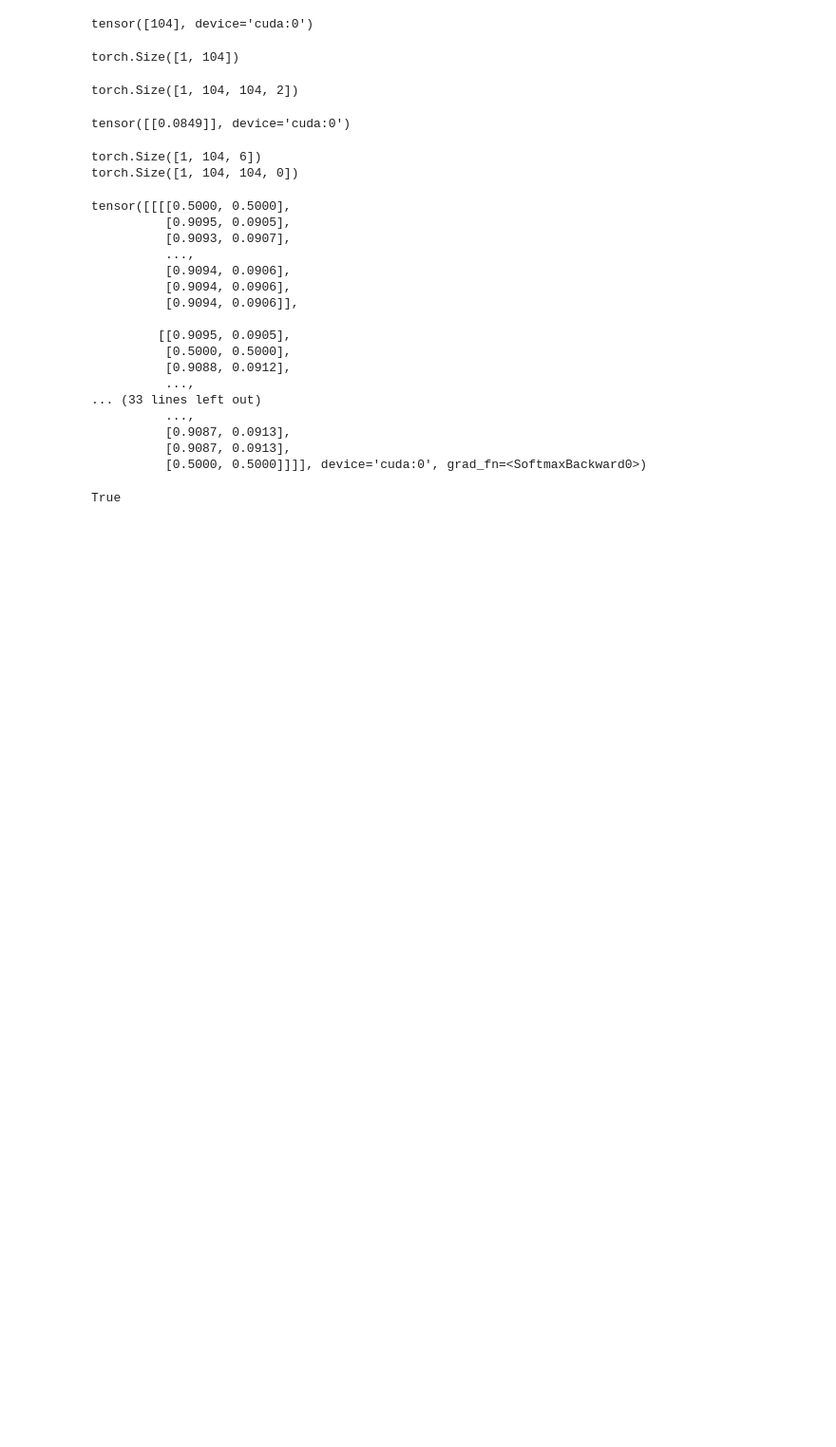
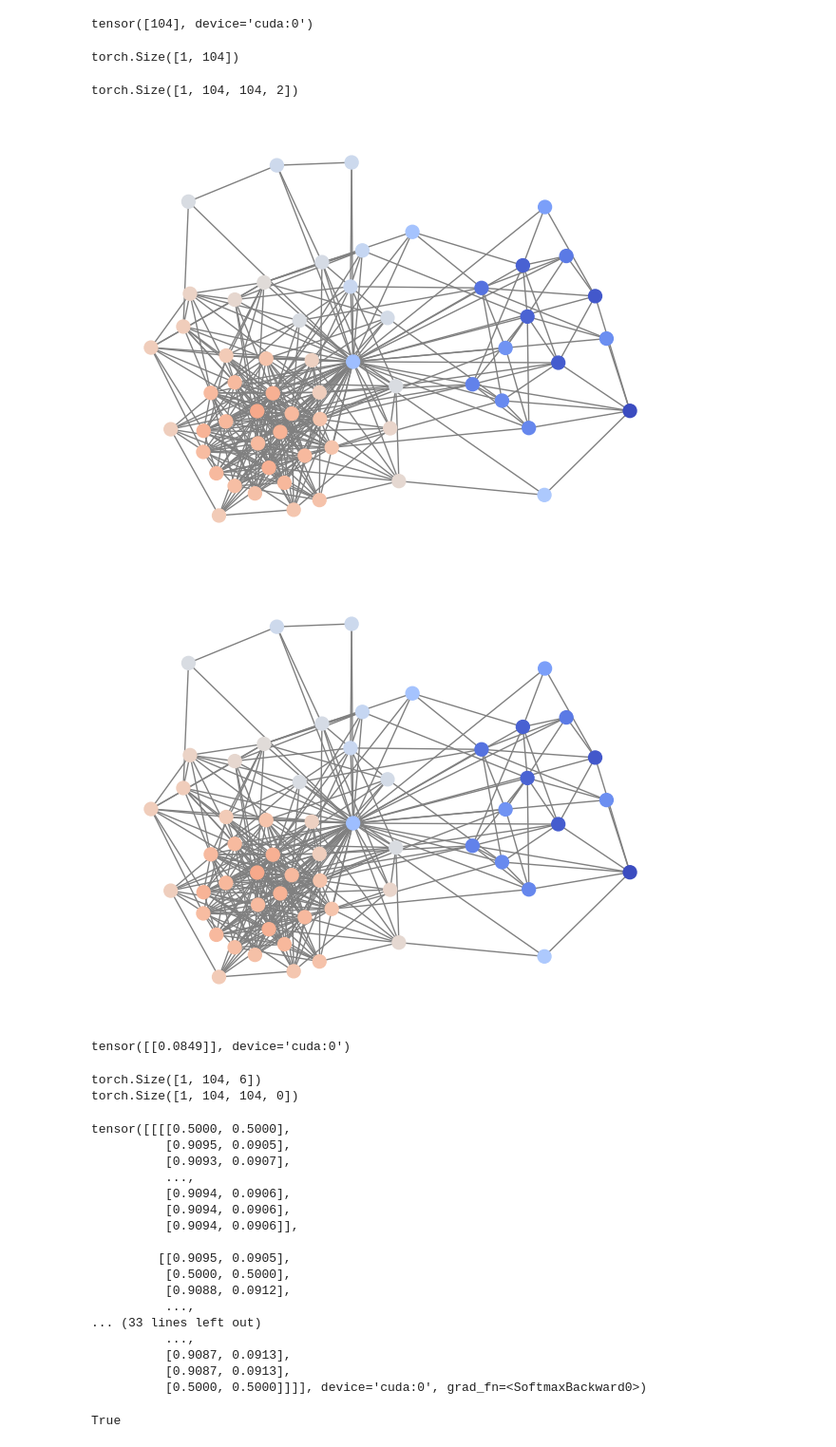
Before and after one commit to yryMax/watermark-graph-diffusion, a Jupyter notebook: src/diffusion.ipynb, the cells around one changed output. Shown at 95% size. Cells and saved outputs as stored; diff of their text form; code cells hidden in the pictures; blank space fills up the shorter version.

```diff
--- a/src/diffusion.ipynb
+++ b/src/diffusion.ipynb
@@ -40,8 +73,9 @@ def to_networknx(E):
    # nx.draw(G, pos, with_labels=False)
     return G
 # %%
-visualizer = NonMolecularVisualization()
-visualizer.visualize_non_molecule(to_networknx(E), None, "Z_T.png")
+# %% [output]
+[figure, added]
+[figure, added]
 # %%
 def visualize_graph_batch(l):
     plt.figure(figsize=(30, 6 * (len(l) // 5 + 1)))
```
Also changed, not shown: parts of 6 cells of this notebook, 6 other files.
